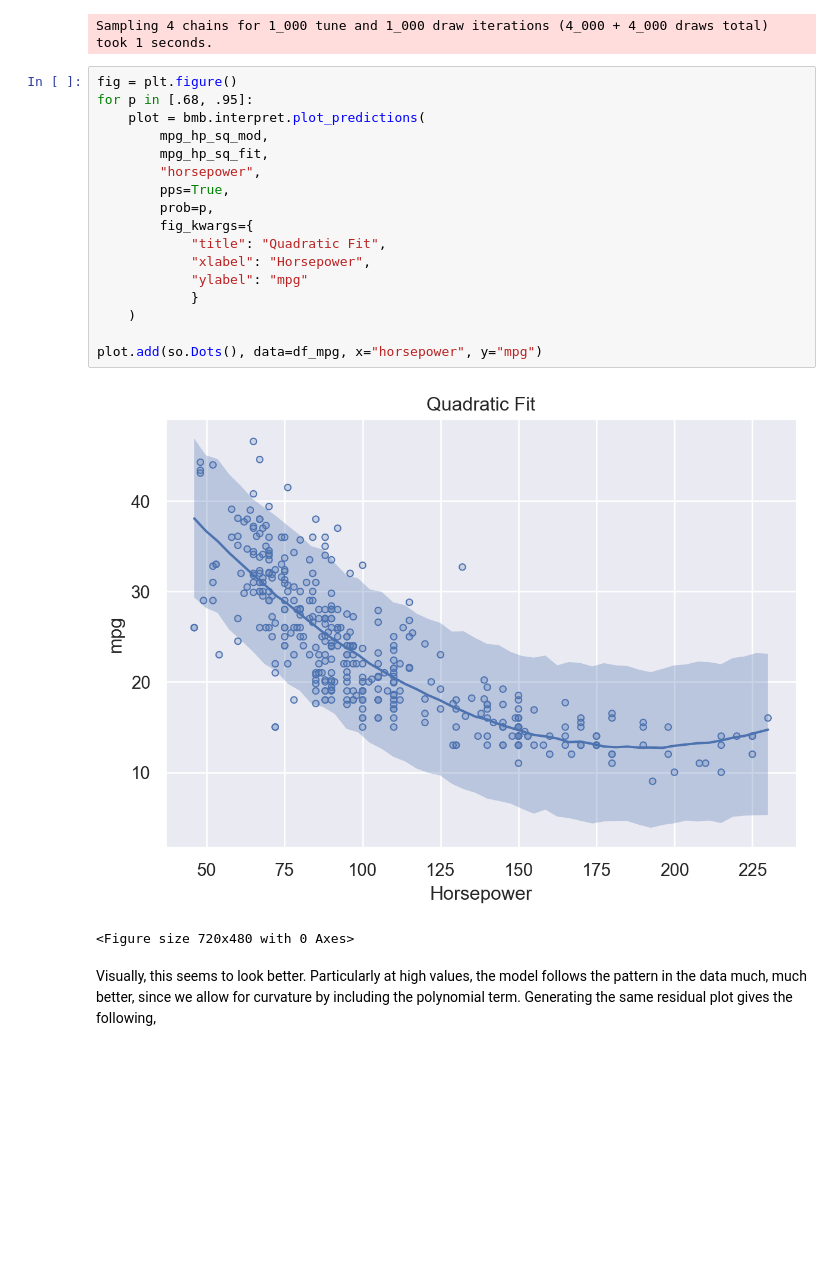
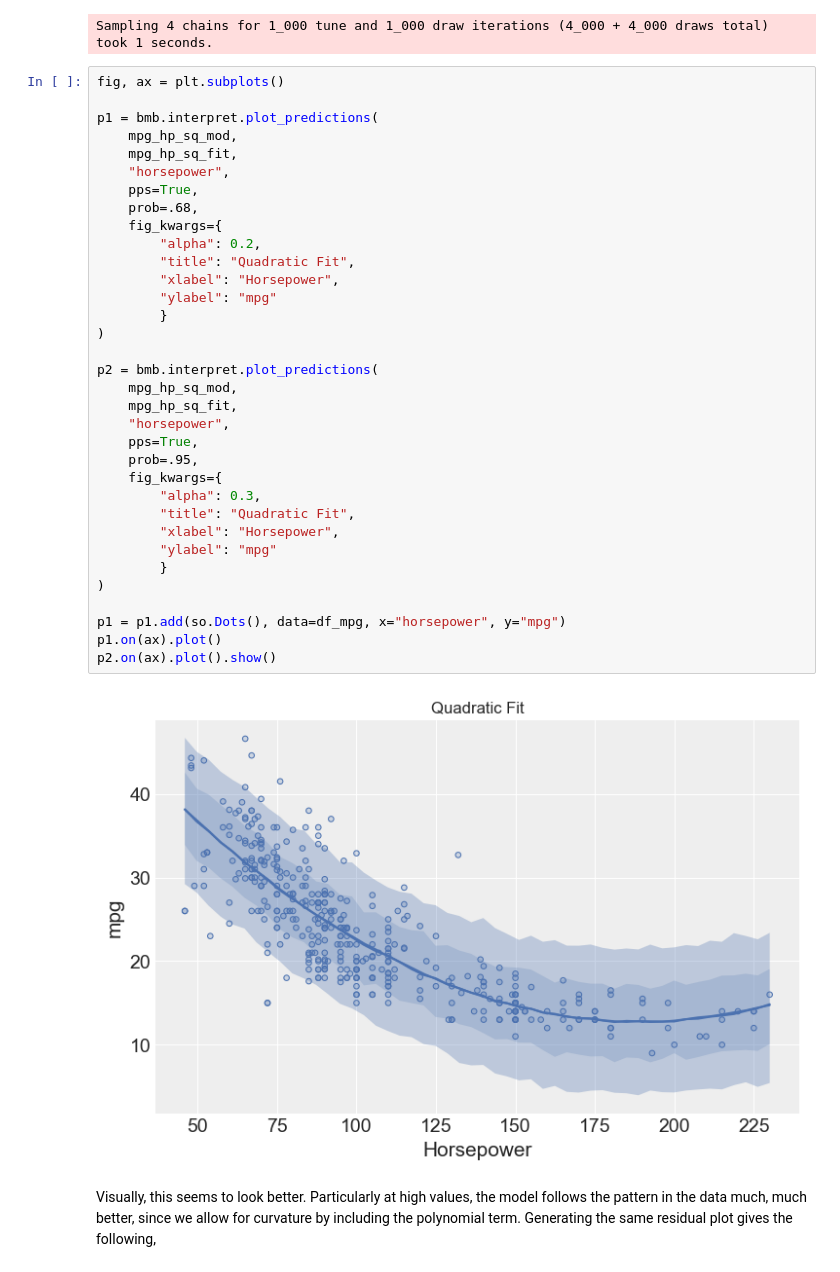
Before and after one commit to bambinos/bambi, a Jupyter notebook: docs/notebooks/orthogonal_polynomial_reg.ipynb, the cells around one changed output. Cells and saved outputs as stored; diff of their text form; blank space fills up the shorter version.

```diff
--- a/docs/notebooks/orthogonal_polynomial_reg.ipynb
+++ b/docs/notebooks/orthogonal_polynomial_reg.ipynb
@@ -594,25 +617,41 @@ NUTS: [sigma, Intercept, poly(horsepower, 2)]
 [interactive output not drawn]
 Sampling 4 chains for 1_000 tune and 1_000 draw iterations (4_000 + 4_000 draws total) took 1 seconds.
 # %%
-fig = plt.figure()
-for p in [.68, .95]:
-    plot = bmb.interpret.plot_predictions(
-        mpg_hp_sq_mod,
-        mpg_hp_sq_fit,
-        "horsepower",
-        pps=True,
-        prob=p,
-        fig_kwargs={
-            "title": "Quadratic Fit",
-            "xlabel": "Horsepower",
-            "ylabel": "mpg"
-            }
-    )
+fig, ax = plt.subplots()
 
-plot.add(so.Dots(), data=df_mpg, x="horsepower", y="mpg")
+p1 = bmb.interpret.plot_predictions(
+    mpg_hp_sq_mod,
+    mpg_hp_sq_fit,
+    "horsepower",
+    pps=True,
+    prob=.68,
+    fig_kwargs={
+        "alpha": 0.2,
+        "title": "Quadratic Fit",
+        "xlabel": "Horsepower",
+        "ylabel": "mpg"
+        }
+)
+
+p2 = bmb.interpret.plot_predictions(
+    mpg_hp_sq_mod,
+    mpg_hp_sq_fit,
+    "horsepower",
+    pps=True,
+    prob=.95,
+    fig_kwargs={
+        "alpha": 0.3,
+        "title": "Quadratic Fit",
+        "xlabel": "Horsepower",
+        "ylabel": "mpg"
+        }
+)
+
+p1 = p1.add(so.Dots(), data=df_mpg, x="horsepower", y="mpg")
+p1.on(ax).plot()
+p2.on(ax).plot().show()
 # %% [output]
-[figure, old version]
+[figure, new version]
-<Figure size 720x480 with 0 Axes>
 # %% [markdown]
 Visually, this seems to look better. Particularly at high values, the model follows the pattern in the data much, much better, since we allow for curvature by including the polynomial term. Generating the same residual plot gives the following,
 # %%
```
Also changed, not shown: parts of 7 cells of this notebook, 9 other files.
